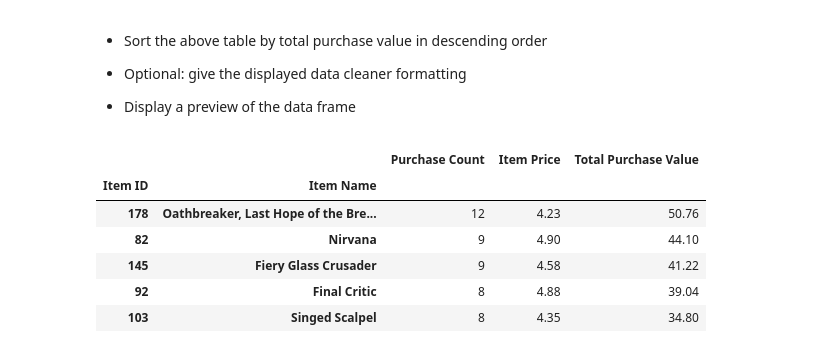
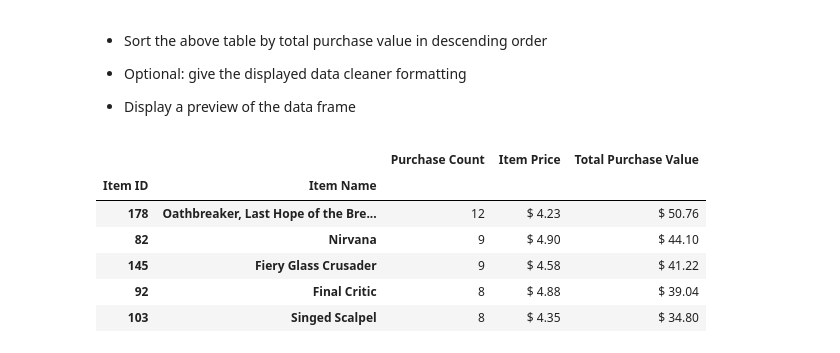
Before and after one commit to sheetalbongale/Pandas-Challenge, a Jupyter notebook: HeroesOfPymoli/HeroesOfPymoli_bySheetal.ipynb, the cells around one changed output. Cells and saved outputs as stored; diff of their text form; code cells hidden in the pictures.

```diff
--- a/HeroesOfPymoli/HeroesOfPymoli_bySheetal.ipynb
+++ b/HeroesOfPymoli/HeroesOfPymoli_bySheetal.ipynb
@@ -312,13 +320,17 @@ popular_items_df.sort_values("Purchase Count", ascending=False).head(5)
 
 
 * Display a preview of the data frame
-# %%
-popular_items_df.sort_values("Total Purchase Value", ascending=False).head(5)
-# %% [output]
-|  |  | Purchase Count | Item Price | Total Purchase Value |
-| Item ID | Item Name |  |  |  |
-| 178 | Oathbreaker, Last Hope of the Bre... | 12 | 4.23 | 50.76 |
-| 82 | Nirvana | 9 | 4.90 | 44.10 |
-| 145 | Fiery Glass Crusader | 9 | 4.58 | 41.22 |
-| 92 | Final Critic | 8 | 4.88 | 39.04 |
-| 103 | Singed Scalpel | 8 | 4.35 | 34.80 |
+# %%
+# Find the most profitable items and sort by "Total purchase value"
+profit_items_df = (profit_items_df.sort_values(by="Total Purchase Value",ascending=False)
+                   .head()
+                   .style.format({"Item Price":"${:20,.2f}", "Total Purchase Value":"${:20,.2f}"}))
+profit_items_df
+# %% [output]
+|  |  | Purchase Count | Item Price | Total Purchase Value |
+| Item ID | Item Name |  |  |  |
+| 178 | Oathbreaker, Last Hope of the Bre... | 12 | $ 4.23 | $ 50.76 |
+| 82 | Nirvana | 9 | $ 4.90 | $ 44.10 |
+| 145 | Fiery Glass Crusader | 9 | $ 4.58 | $ 41.22 |
+| 92 | Final Critic | 8 | $ 4.88 | $ 39.04 |
+| 103 | Singed Scalpel | 8 | $ 4.35 | $ 34.80 |
```
Also changed, not shown: parts of 4 cells of this notebook.
